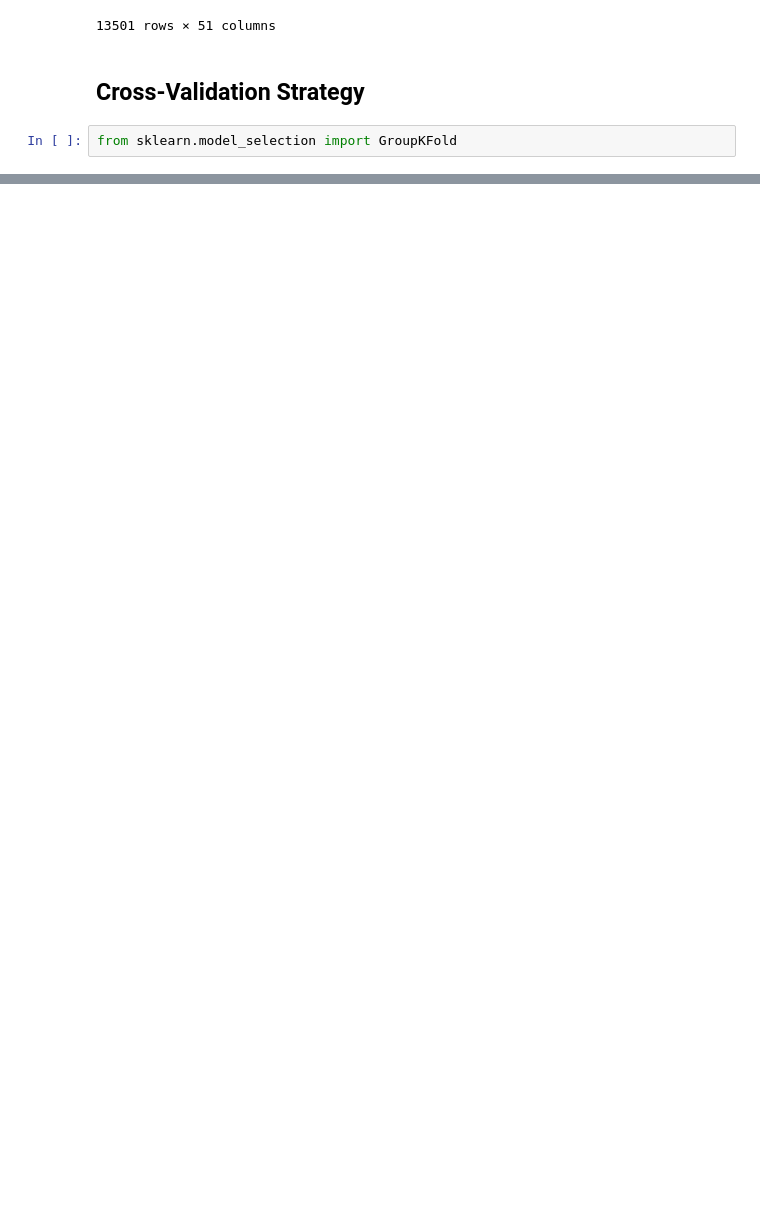
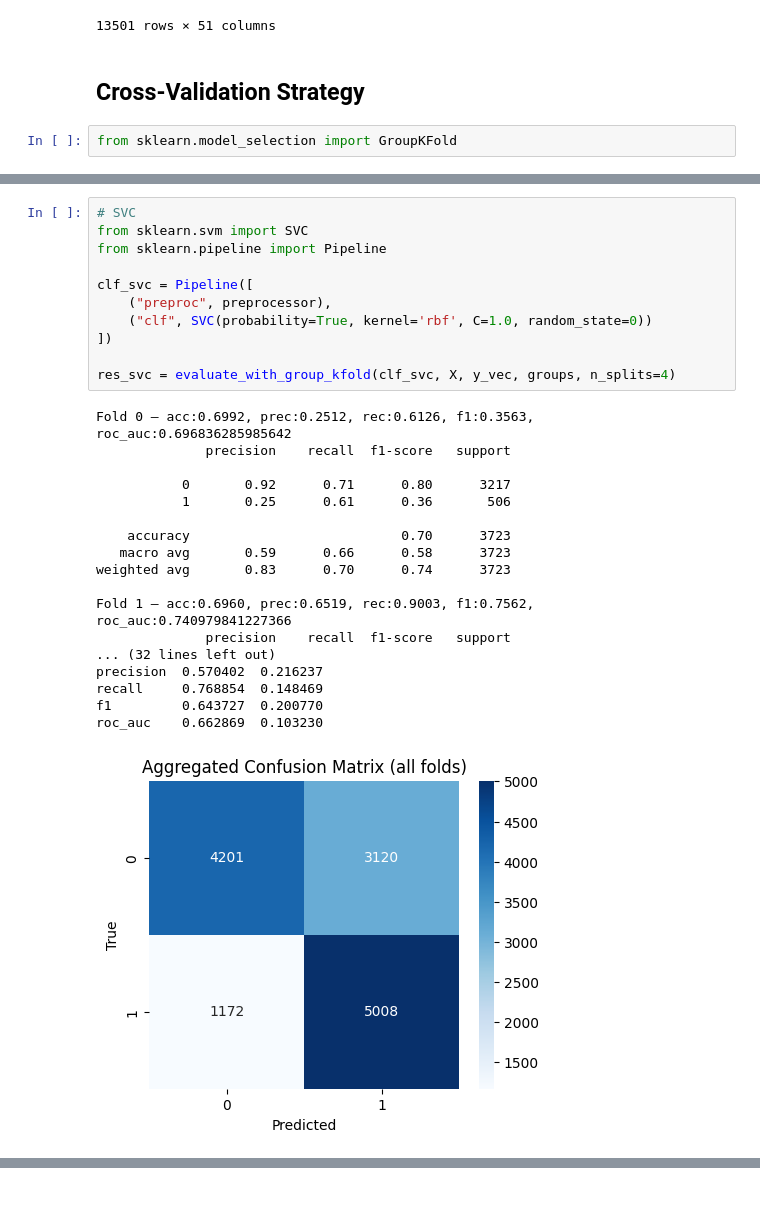
Before and after one commit to emanuel-gf/PlantNet-Species-ML-Project, a Jupyter notebook: milestone2.ipynb, the cells around one changed output, grey strips where cells are left out. Cells and saved outputs as stored; diff of their text form; blank space fills up the shorter version.

```diff
--- a/milestone2.ipynb
+++ b/milestone2.ipynb
@@ -307,0 +693,30 @@ dict_fold
+# %%
+# SVC
+from sklearn.svm import SVC
+from sklearn.pipeline import Pipeline
+
+clf_svc = Pipeline([
+    ("preproc", preprocessor),
+    ("clf", SVC(probability=True, kernel='rbf', C=1.0, random_state=0))
+])
+
+res_svc = evaluate_with_group_kfold(clf_svc, X, y_vec, groups, n_splits=4)
+# %% [output]
+Fold 0 — acc:0.6992, prec:0.2512, rec:0.6126, f1:0.3563, roc_auc:0.696836285985642
+              precision    recall  f1-score   support
+
+           0       0.92      0.71      0.80      3217
+           1       0.25      0.61      0.36       506
+
+    accuracy                           0.70      3723
+   macro avg       0.59      0.66      0.58      3723
+weighted avg       0.83      0.70      0.74      3723
+
+Fold 1 — acc:0.6960, prec:0.6519, rec:0.9003, f1:0.7562, roc_auc:0.740979841227366
+              precision    recall  f1-score   support
+... (32 lines left out)
+precision  0.570402  0.216237
+recall     0.768854  0.148469
+f1         0.643727  0.200770
+roc_auc    0.662869  0.103230
+[figure, added]
```
Also changed, not shown: parts of 41 cells of this notebook, 3 other files.
